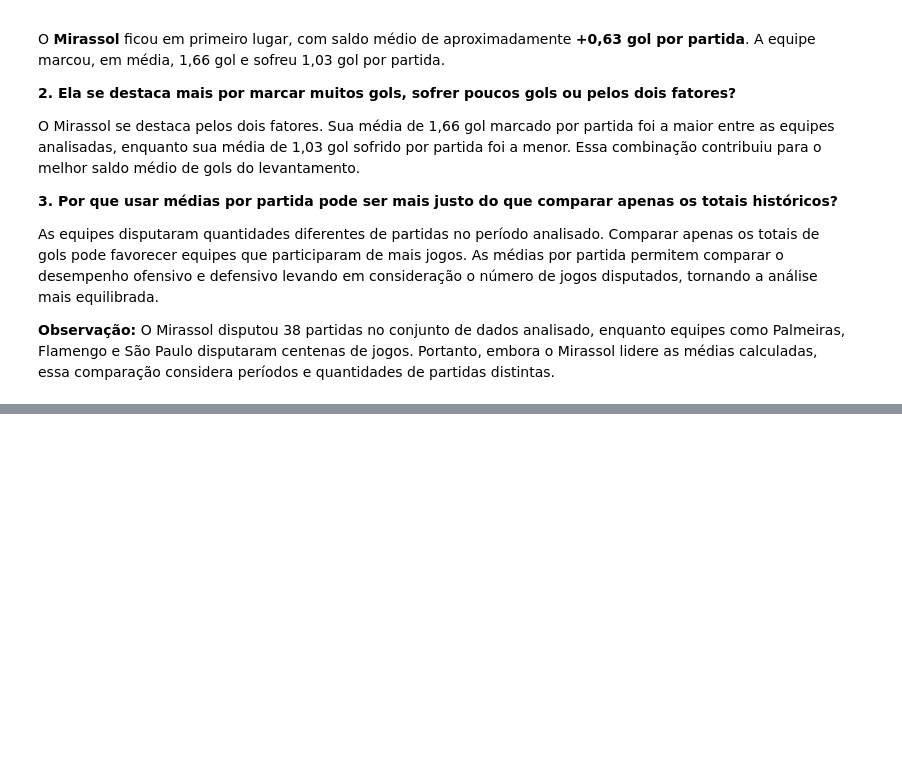
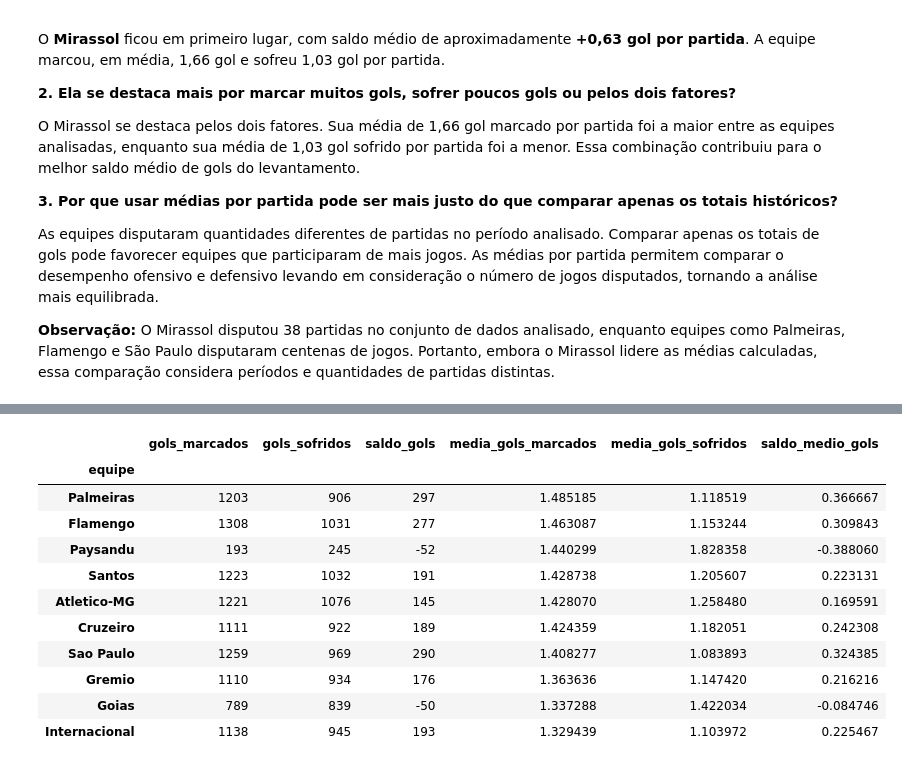
Before and after one commit to LuizFernand018/brasileirao-analytics, a Jupyter notebook: notebooks/01_exploracao_inicial.ipynb, the cells around one changed output, grey strips where cells are left out. Saved outputs shown, nothing was run; the diff lists cells and outputs as text; code cells hidden in the pictures; blank space fills up the shorter version.

```diff
--- a/notebooks/01_exploracao_inicial.ipynb
+++ b/notebooks/01_exploracao_inicial.ipynb
@@ -655,0 +698,15 @@ O Mirassol disputou 38 partidas no conjunto de dados analisado, enquanto equipes
+# %%
+equipes_filtradas.sort_values(by='media_gols_marcados', ascending=False).head(10)
+# %% [output]
+|  | gols_marcados | gols_sofridos | saldo_gols | media_gols_marcados | media_gols_sofridos | saldo_medio_gols |
+| equipe |  |  |  |  |  |  |
+| Palmeiras | 1203 | 906 | 297 | 1.485185 | 1.118519 | 0.366667 |
+| Flamengo | 1308 | 1031 | 277 | 1.463087 | 1.153244 | 0.309843 |
+| Paysandu | 193 | 245 | -52 | 1.440299 | 1.828358 | -0.388060 |
+| Santos | 1223 | 1032 | 191 | 1.428738 | 1.205607 | 0.223131 |
+| Atletico-MG | 1221 | 1076 | 145 | 1.428070 | 1.258480 | 0.169591 |
+| Cruzeiro | 1111 | 922 | 189 | 1.424359 | 1.182051 | 0.242308 |
+| Sao Paulo | 1259 | 969 | 290 | 1.408277 | 1.083893 | 0.324385 |
+| Gremio | 1110 | 934 | 176 | 1.363636 | 1.147420 | 0.216216 |
+| Goias | 789 | 839 | -50 | 1.337288 | 1.422034 | -0.084746 |
+| Internacional | 1138 | 945 | 193 | 1.329439 | 1.103972 | 0.225467 |
```
Also changed, not shown: parts of 6 cells of this notebook.
